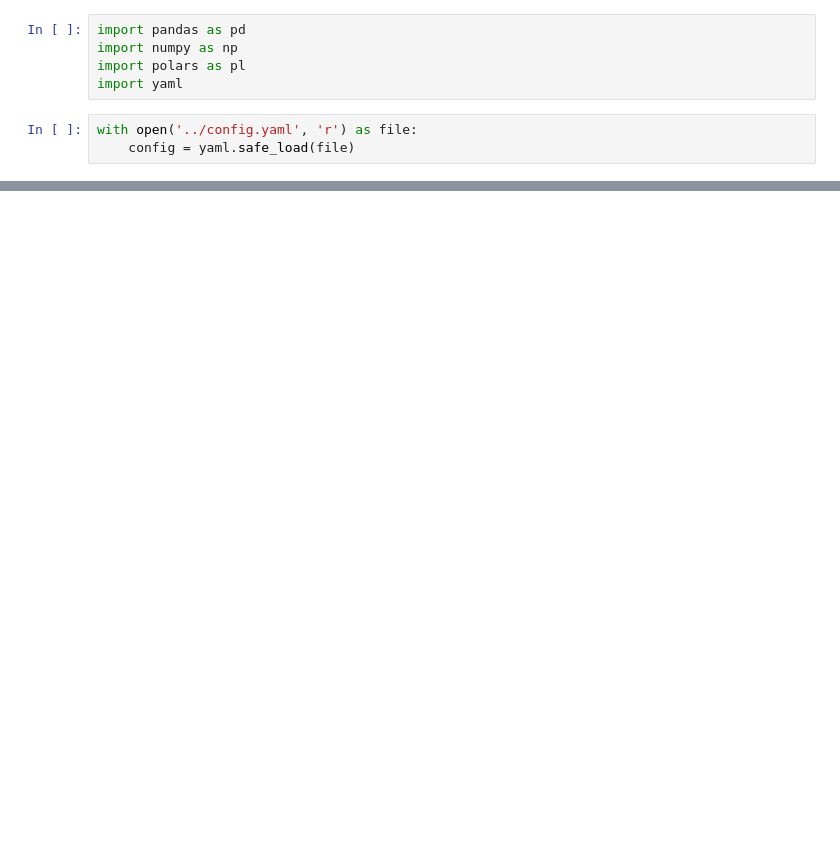
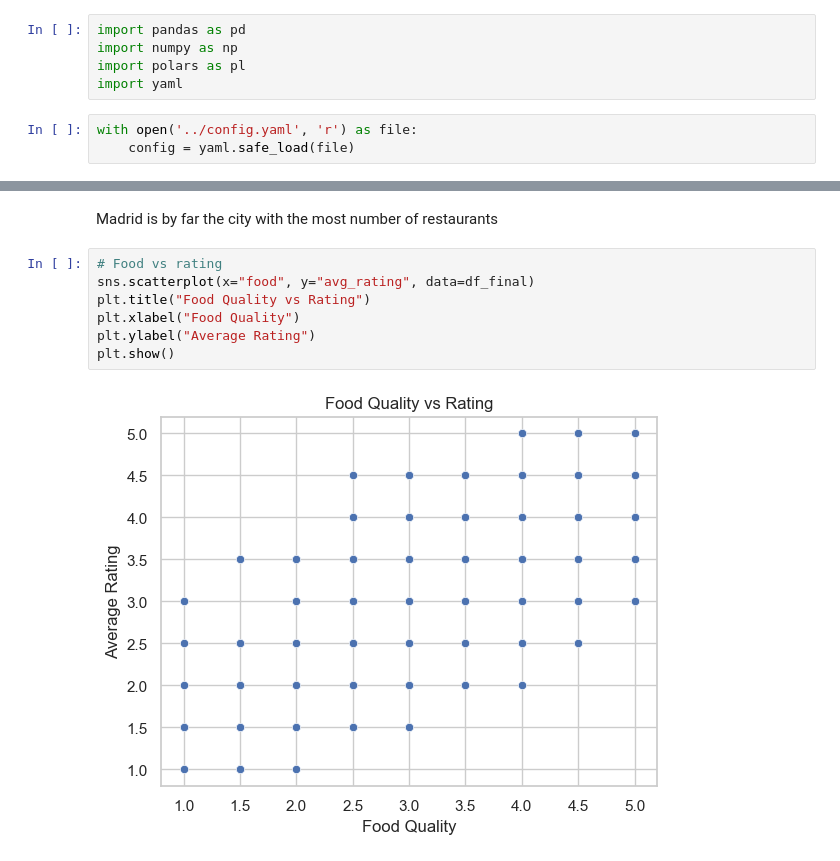
Before and after one commit to AlexMateu21/Final-Project, a Jupyter notebook: notebooks/EDA.ipynb, the cells around one changed output, grey strips where cells are left out. Drawn from its saved outputs; the diff is of its cells as text; blank space fills up the shorter version.

```diff
--- a/notebooks/EDA.ipynb
+++ b/notebooks/EDA.ipynb
@@ -136,0 +416,11 @@ shape: (1, 42)
+# %% [markdown]
+Madrid is by far the city with the most number of restaurants
+# %%
+# Food vs rating
+sns.scatterplot(x="food", y="avg_rating", data=df_final)
+plt.title("Food Quality vs Rating")
+plt.xlabel("Food Quality")
+plt.ylabel("Average Rating")
+plt.show()
+# %% [output]
+[figure, added]
```
Also changed, not shown: parts of 51 cells of this notebook.
